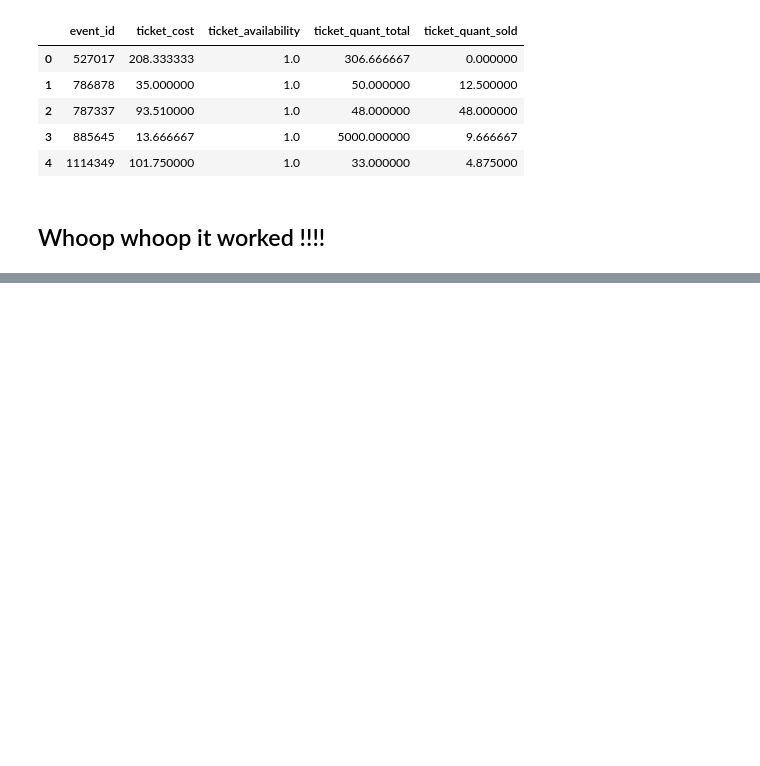
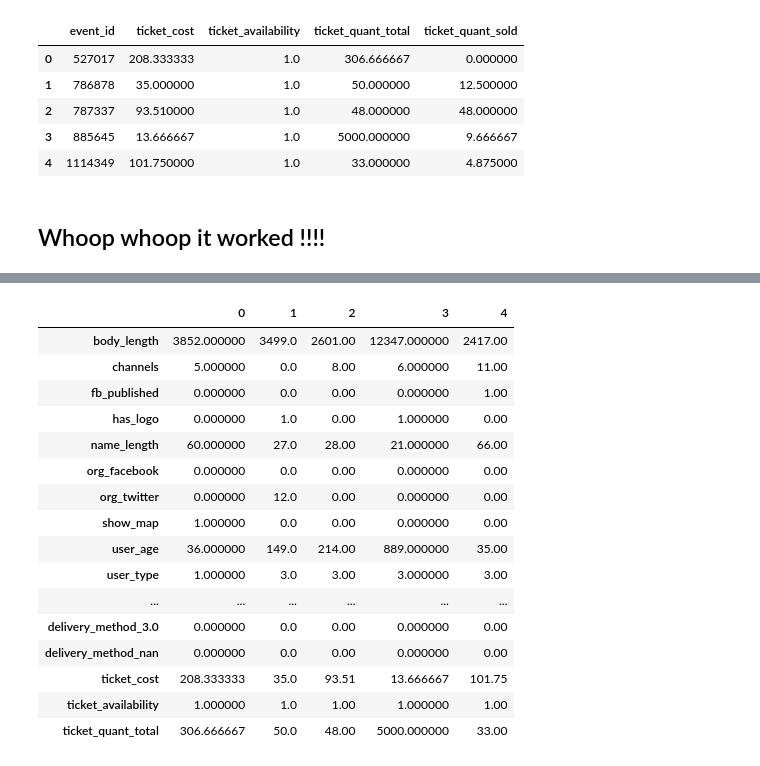
Before and after one commit to gverploeg/Fraud_Detection-, a Jupyter notebook: Grant_fraud_notebook_2.ipynb, the cells around one changed output, grey strips where cells are left out. Drawn from its saved outputs; the diff is of its cells as text; code cells hidden in the pictures; blank space fills up the shorter version.

```diff
--- a/Grant_fraud_notebook_2.ipynb
+++ b/Grant_fraud_notebook_2.ipynb
@@ -820,0 +855,20 @@ result1.to_csv('data/fraud_data.csv')
+# %%
+feat_df.head().T
+# %% [output]
+|  | 0 | 1 | 2 | 3 | 4 |
+| body_length | 3852.000000 | 3499.0 | 2601.00 | 12347.000000 | 2417.00 |
+| channels | 5.000000 | 0.0 | 8.00 | 6.000000 | 11.00 |
+| fb_published | 0.000000 | 0.0 | 0.00 | 0.000000 | 1.00 |
+| has_logo | 0.000000 | 1.0 | 0.00 | 1.000000 | 0.00 |
+| name_length | 60.000000 | 27.0 | 28.00 | 21.000000 | 66.00 |
+| org_facebook | 0.000000 | 0.0 | 0.00 | 0.000000 | 0.00 |
+| org_twitter | 0.000000 | 12.0 | 0.00 | 0.000000 | 0.00 |
+| show_map | 1.000000 | 0.0 | 0.00 | 0.000000 | 0.00 |
+| user_age | 36.000000 | 149.0 | 214.00 | 889.000000 | 35.00 |
+| user_type | 1.000000 | 3.0 | 3.00 | 3.000000 | 3.00 |
+| ... | ... | ... | ... | ... | ... |
+| delivery_method_3.0 | 0.000000 | 0.0 | 0.00 | 0.000000 | 0.00 |
+| delivery_method_nan | 0.000000 | 0.0 | 0.00 | 0.000000 | 0.00 |
+| ticket_cost | 208.333333 | 35.0 | 93.51 | 13.666667 | 101.75 |
+| ticket_availability | 1.000000 | 1.0 | 1.00 | 1.000000 | 1.00 |
+| ticket_quant_total | 306.666667 | 50.0 | 48.00 | 5000.000000 | 33.00 |
```
Also changed, not shown: parts of 27 cells of this notebook.
